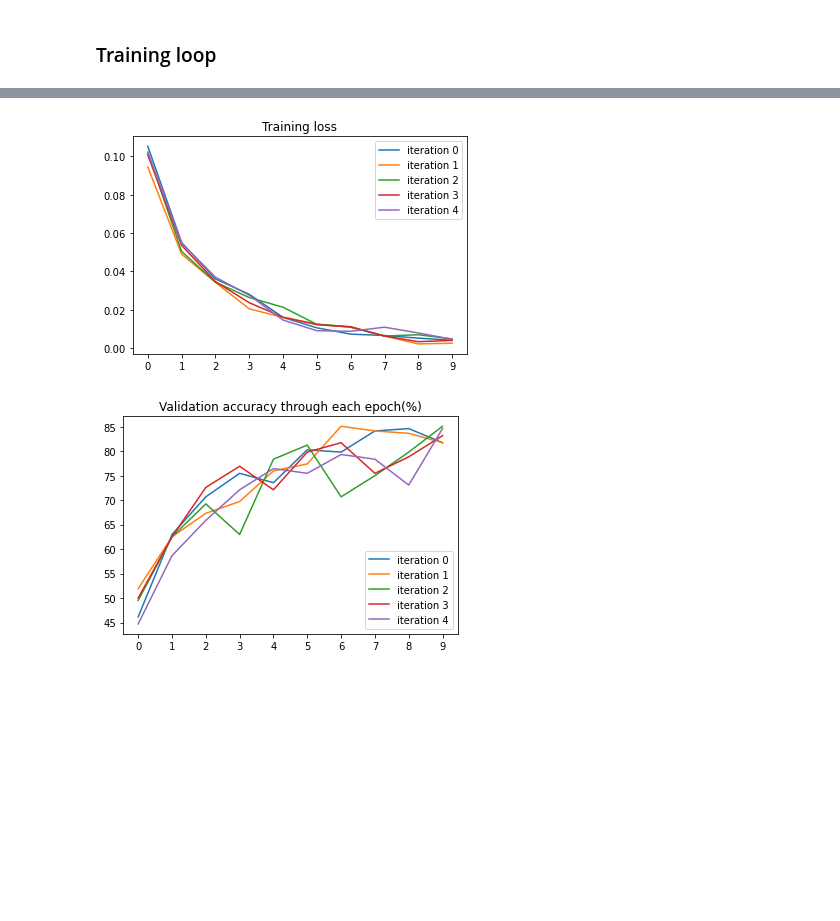
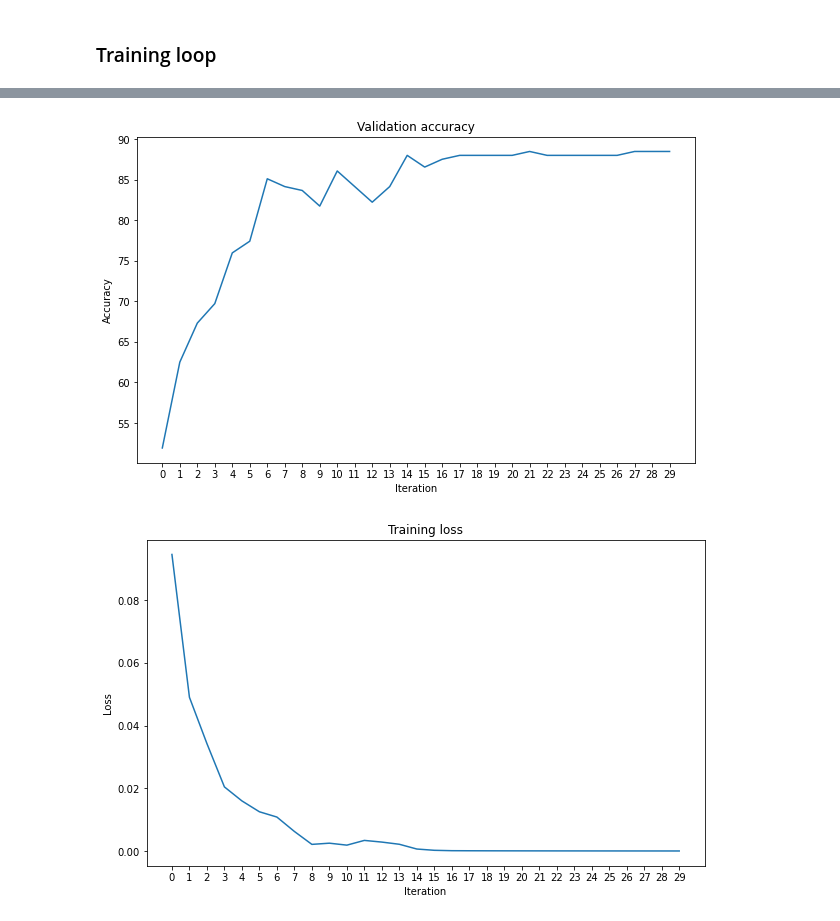
Before and after one commit to bdrad/ViViT_tumor_growth, a Jupyter notebook: ViViT_toy_dataset.ipynb, the cells around one changed output, grey strips where cells are left out. Saved outputs shown, nothing was run; the diff lists cells and outputs as text; code cells hidden in the pictures; blank space fills up the shorter version.

Commit message:
Redrawn graph

```diff
--- a/ViViT_toy_dataset.ipynb
+++ b/ViViT_toy_dataset.ipynb
@@ -177,7 +170,7 @@ model_log = {
 # %%
 import time
 
-def training_loop(iteration, training_dataloader, testing_dataloader, vivit_input):
+def training_loop(num_iter, training_dataloader, testing_dataloader, vivit_input, verbose=False):
 
 
 
@@ -188,7 +181,7 @@ def training_loop(iteration, training_dataloader, testing_dataloader, vivit_inpu
                   in_channels=vivit_input["in_channels"])
 
     #hyperparameters
-    epochs=10
+    epochs=num_iter
     learning_rate = 1e-4
     criterion = nn.CrossEntropyLoss()
     optimizer = torch.optim.Adam(model.parameters(), lr=learning_rate)
@@ -225,16 +218,24 @@ def training_loop(iteration, training_dataloader, testing_dataloader, vivit_inpu
         # ===================log========================
         current_train_loss = current_train_loss / length
 
-        print("Epoch {} of iteration {} training loss: {}".format(epoch+1, iteration, current_train_loss))
+        if verbose:
+            print("Epoch {} of iteration {} training loss: {}".format(epoch+1, iteration, current_train_loss))
         val_acc = validate(model, testing_dataloader)
         validation_acc.append(val_acc)
         training_loss.append(current_train_loss)
 
         end = time.time()
-        print("time elapsed: {} seconds".format(end-start))
+
+        if verbose:
+            print("time elapsed: {} seconds".format(end-start))
 
     return validation_acc, training_loss
 # %%
+model_log = {
+    "validation_accuracy": [],
+    "training_loss": []
+}
+
 vivit_input = {
 'image_size': 28,
 'patch_size': 14,
@@ -243,14 +244,11 @@ vivit_input = {
 'in_channels': 1
 }
 
-iteration_num = 5
-
-for i in range(iteration_num):
-
-    validation_acc, training_loss = training_loop(iteration=i, training_dataloader=training_generator,
-                                                  testing_dataloader=testing_generator, vivit_input=vivit_input)
+iteration = 30
+validation_acc, training_loss = training_loop(num_iter=iteration, training_dataloader=training_generator,
+                                                  testing_dataloader=testing_generator, vivit_input=vivit_input, verbose=True)
 
 
-    model_log['validation_accuracy'].append(validation_acc)
-    model_log['training_loss'].append(training_loss)
+model_log['validation_accuracy'].append(validation_acc)
+model_log['training_loss'].append(training_loss)
 # %% [output]
@@ -274,20 +271,0 @@ time elapsed: 12.663919687271118 seconds
-# %%
-import matplotlib.pyplot as plt
-
-plt.title("Training loss")
-plt.xticks(np.arange(epochs))
-for i in range(iteration_num):
-    plt.plot(model_log['training_loss'][i], label="iteration {}".format(i))
-plt.legend();
-# %% [output]
-[figure, removed]
-# %%
-import matplotlib.pyplot as plt
-
-plt.title("Validation accuracy through each epoch(%)")
-plt.xticks(np.arange(epochs))
-for i in range(iteration_num):
-    plt.plot(model_log['validation_accuracy'][i], label="iteration {}".format(i))
-plt.legend();
-# %% [output]
-[figure, removed]
@@ -298,0 +272,20 @@ np.savez("vivit_toy_dataset_results_5_iter.npz",
+# %%
+import matplotlib.pyplot as plt
+
+plt.figure(figsize=(10, 6))
+plt.title("Validation accuracy")
+plt.xticks(range(iteration))
+plt.ylabel("Accuracy")
+plt.xlabel("Iteration")
+plt.plot(model_log['validation_accuracy'][0]);
+# %% [output]
+[figure, added]
+# %%
+plt.figure(figsize=(10, 6))
+plt.title("Training loss")
+plt.xticks(range(iteration))
+plt.ylabel("Loss")
+plt.xlabel("Iteration")
+plt.plot(model_log['training_loss'][0]);
+# %% [output]
+[figure, added]
```
Also changed, not shown: parts of 4 cells of this notebook, 1 other file.
